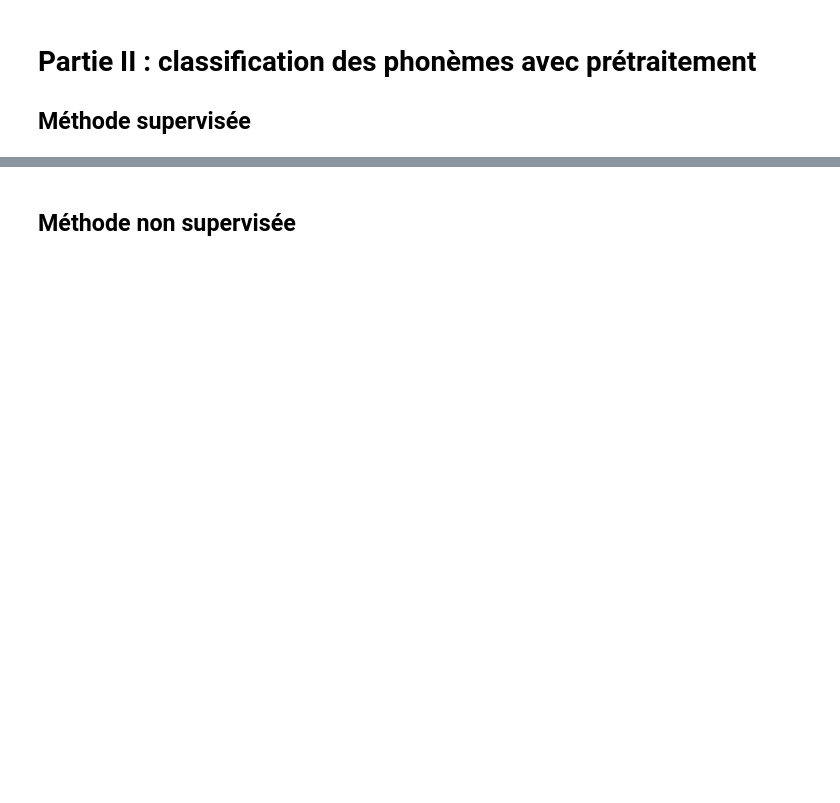
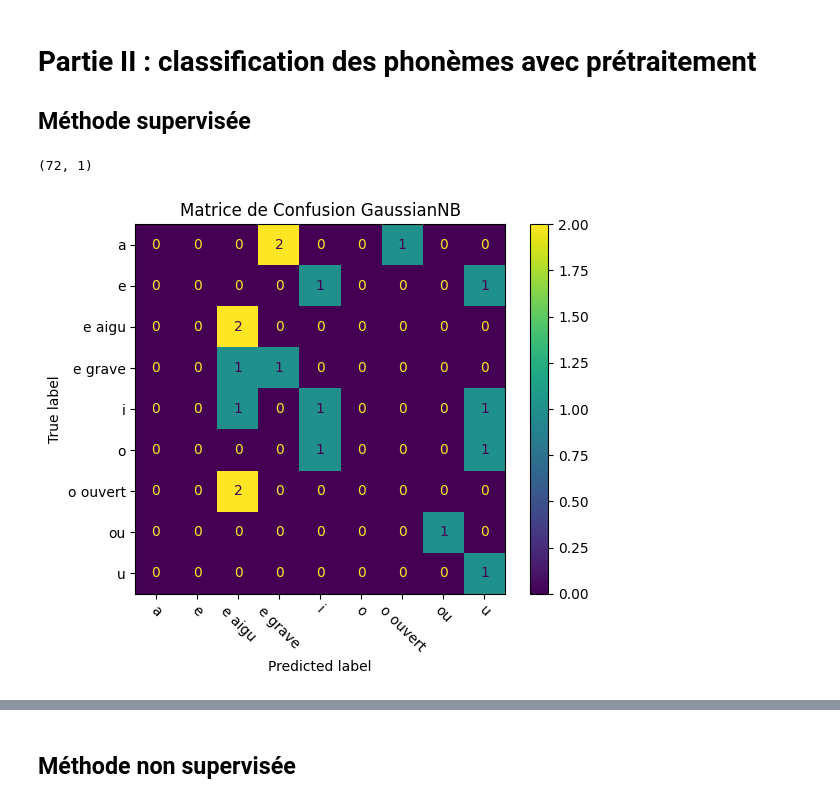
Before and after one commit to TwilCynder/univ-documents, a Jupyter notebook: M1/S7/csap/TP5/TP5_Phoneme_Source/Projet_Phonemes.ipynb, the cells around one changed output, grey strips where cells are left out. Cells and saved outputs as stored; diff of their text form; code cells hidden in the pictures; blank space fills up the shorter version.

```diff
--- a/M1/S7/csap/TP5/TP5_Phoneme_Source/Projet_Phonemes.ipynb
+++ b/M1/S7/csap/TP5/TP5_Phoneme_Source/Projet_Phonemes.ipynb
@@ -85,5 +177,42 @@ indiquer quelle est la méthode non supervisée de votre choix et calculer la ma
 
 
 ## Méthode supervisée
+# %%
+from sklearn.decomposition import PCA
+
+# Fonction de réduction des dimensions
+def transformACP(data, threshold):
+  acp = PCA().fit(data)
+  #Après l'analyse en composantes principales, je ne garde que les composantes suffisantes pour atteindre un certaine variance expliquée.
+  variance_ratios = acp.explained_variance_ratio_
+  sum = 0
+  i = 0
+  for i in range(len(variance_ratios)):
+    sum += variance_ratios[i]
+    if sum > threshold:
+      break
+
+  result = result = acp.transform(data)
+  return result[:,:i]
+
+transformedData = transformACP(DataMFCC, 0.70)
+
+X_train, X_test, y_train, y_test = train_test_split(transformedData, label, random_state=0,test_size=0.2)
 # %%
 # Calcul de la matrice de confusion
+print(X_train.shape)
+classif_gaussian = GaussianNB().fit(X_train, y_train)
+
+# Calcul de la matrice de confusion
+
+disp = metrics.plot_confusion_matrix(classif_gaussian, X_test, y_test,
+                                 display_labels=Liste_label,
+                                 cmap=None,
+                                 normalize=None)
+plt.xticks(rotation=-45)
+disp.ax_.set_title('Matrice de Confusion GaussianNB');
+
+#confusion_matrix(y_true, y_pred)
+# %% [output]
+(72, 1)
+[figure, added]
```
Also changed, not shown: parts of 13 cells of this notebook, 33 other files.
